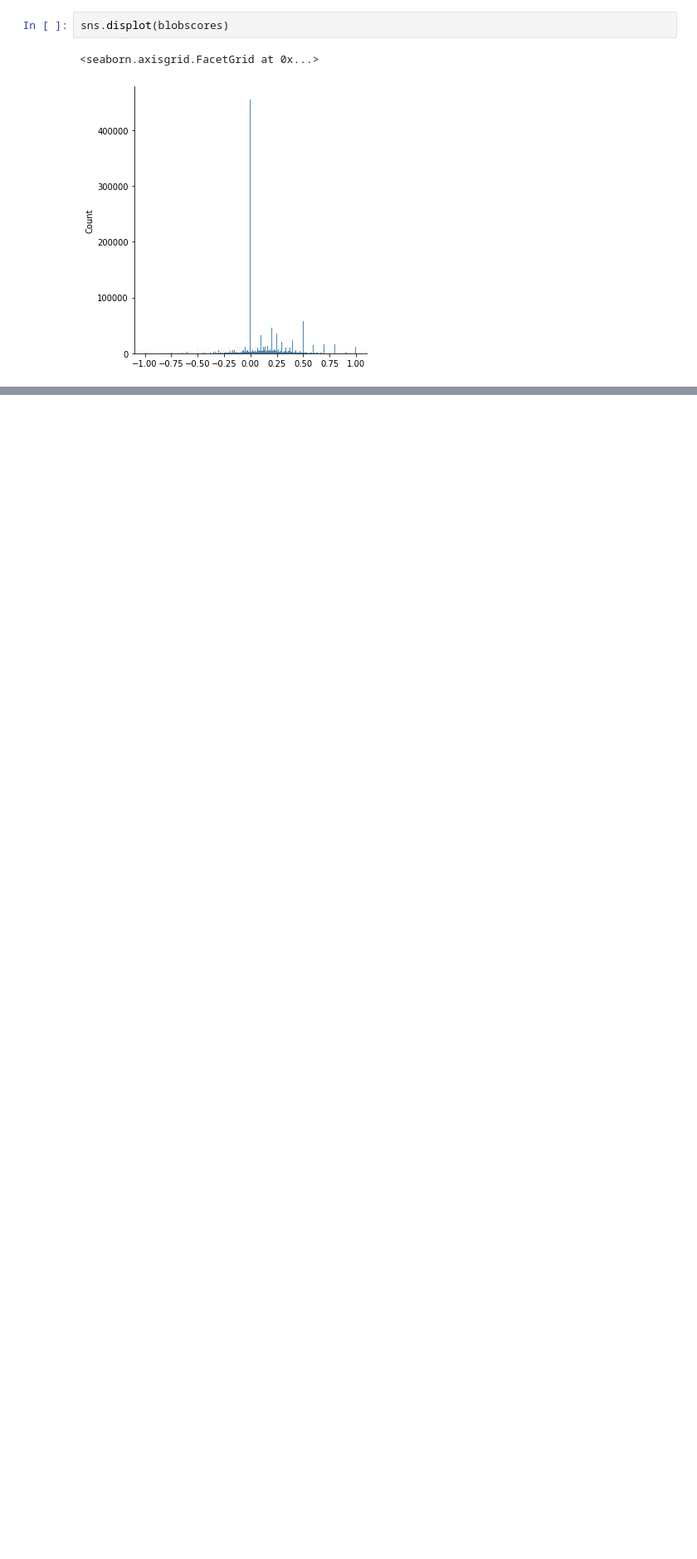
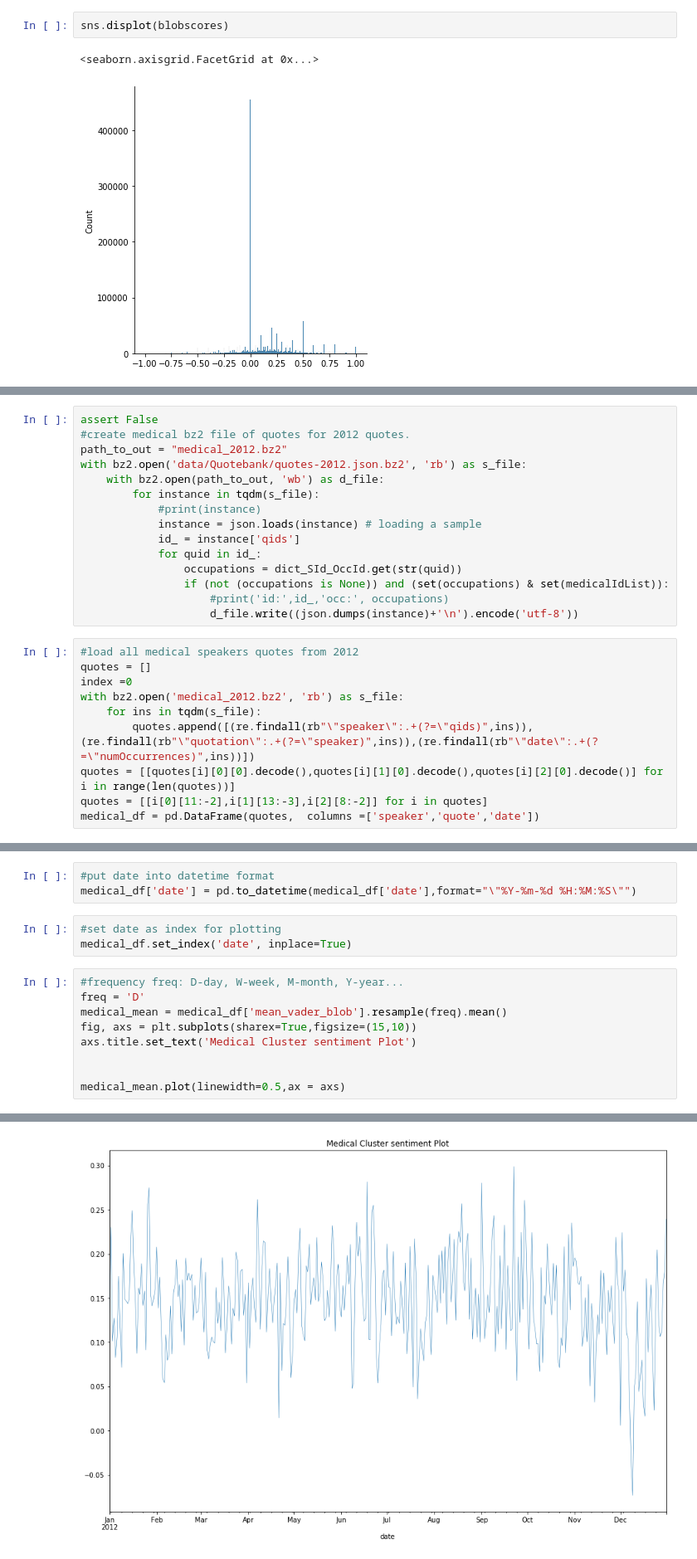
Before and after one commit to epfl-ada/ada-2021-project-abracadabra, a Jupyter notebook: Sentiment analysis.ipynb, the cells around one changed output, grey strips where cells are left out. Shown: that part at 83% size. Drawn from its saved outputs; the diff is of its cells as text; blank space fills up the shorter version.

Commit message:
add medical cluster plot

```diff
--- a/Sentiment analysis.ipynb
+++ b/Sentiment analysis.ipynb
@@ -192,0 +238,25 @@ No module named 'tensorflow.python.keras.engine.keras_tensor'
+# %%
+assert False
+#create medical bz2 file of quotes for 2012 quotes.
+path_to_out = "medical_2012.bz2"
+with bz2.open('data/Quotebank/quotes-2012.json.bz2', 'rb') as s_file:
+    with bz2.open(path_to_out, 'wb') as d_file:
+        for instance in tqdm(s_file):
+            #print(instance)
+            instance = json.loads(instance) # loading a sample
+            id_ = instance['qids']
+            for quid in id_:
+                occupations = dict_SId_OccId.get(str(quid))
+                if (not (occupations is None)) and (set(occupations) & set(medicalIdList)):
+                    #print('id:',id_,'occ:', occupations)
+                    d_file.write((json.dumps(instance)+'\n').encode('utf-8'))
+# %%
+#load all medical speakers quotes from 2012
+quotes = []
+index =0
+with bz2.open('medical_2012.bz2', 'rb') as s_file:
+    for ins in tqdm(s_file):
+        quotes.append([(re.findall(rb"\"speaker\":.+(?=\"qids)",ins)),(re.findall(rb"\"quotation\":.+(?=\"speaker)",ins)),(re.findall(rb"\"date\":.+(?=\"numOccurrences)",ins))])
+quotes = [[quotes[i][0][0].decode(),quotes[i][1][0].decode(),quotes[i][2][0].decode()] for i in range(len(quotes))]
+quotes = [[i[0][11:-2],i[1][13:-3],i[2][8:-2]] for i in quotes]
+medical_df = pd.DataFrame(quotes,  columns =['speaker','quote','date'])
@@ -192,0 +297,16 @@ No module named 'tensorflow.python.keras.engine.keras_tensor'
+# %%
+#put date into datetime format
+medical_df['date'] = pd.to_datetime(medical_df['date'],format="\"%Y-%m-%d %H:%M:%S\"")
+# %%
+#set date as index for plotting
+medical_df.set_index('date', inplace=True)
+# %%
+#frequency freq: D-day, W-week, M-month, Y-year...
+freq = 'D'
+medical_mean = medical_df['mean_vader_blob'].resample(freq).mean()
+fig, axs = plt.subplots(sharex=True,figsize=(15,10))
+axs.title.set_text('Medical Cluster sentiment Plot')
+
+
+medical_mean.plot(linewidth=0.5,ax = axs)
+# %% [output]
@@ -192,0 +314 @@ No module named 'tensorflow.python.keras.engine.keras_tensor'
+[figure, added]
```
Also changed, not shown: parts of 17 cells of this notebook.
